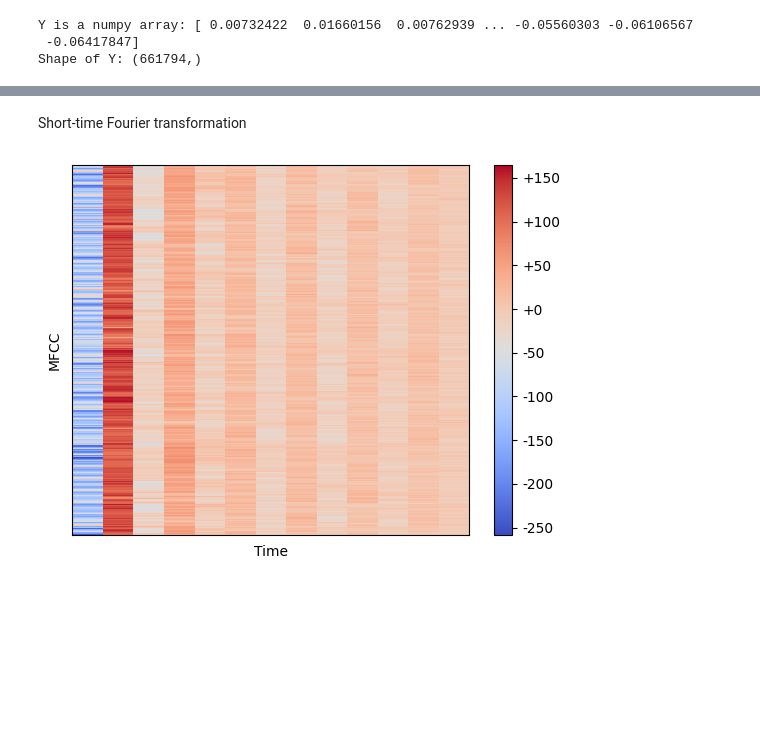
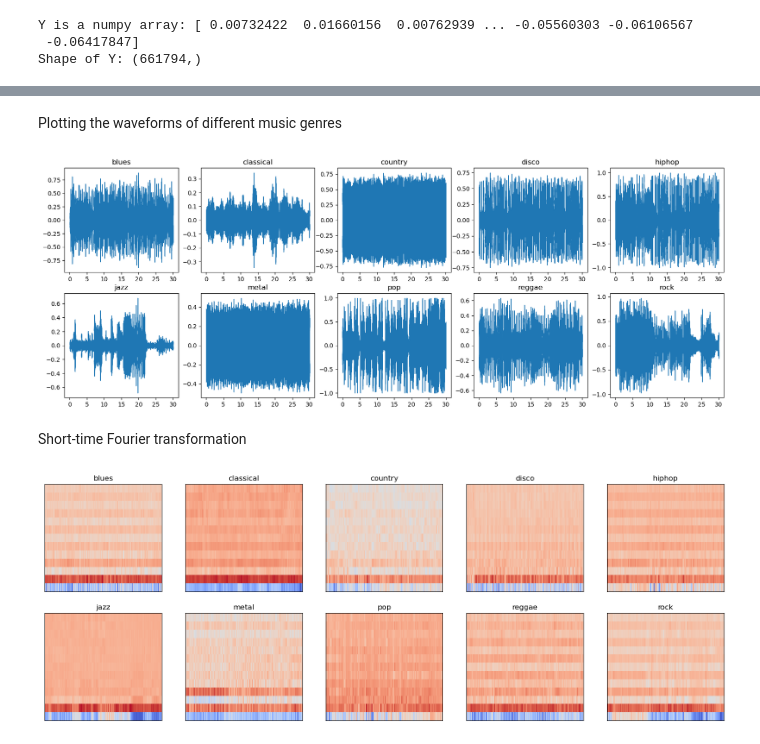
Before and after one commit to szilaard/AIT_project, a Jupyter notebook: AitProject.ipynb, the cells around one changed output, grey strips where cells are left out. Cells and saved outputs as stored; diff of their text form; code cells hidden in the pictures; blank space fills up the shorter version.

Commit message:
added figures

```diff
--- a/AitProject.ipynb
+++ b/AitProject.ipynb
@@ -58,18 +50,35 @@ plt.show()
+# %% [markdown]
+Plotting the waveforms of different music genres
+# %%
+fig = plt.figure(figsize=(20, 7))
+fig.tight_layout()
+rows = 2
+columns = 5
+for i in range(1, columns * rows + 1):
+    fig.add_subplot(rows, columns, i)
+    signal, sr = librosa.load(audio_files[(i-1)*100], sr=sample_rate)
+    librosa.display.waveshow(signal, sr=sample_rate)
+    plt.title(audio_files[(i-1)*100].split("\\")[1])
+    plt.xlabel("")
+plt.show()
+# %% [output]
+[figure, added]
 # %% [markdown]
 Short-time Fourier transformation
 # %%
-
-mfcc = librosa.feature.mfcc(y=signal, sr=sample_rate, n_mfcc=n_mfcc, n_fft=n_fft, hop_length=hop_length)
-mfcc = mfcc.T
-
-
-librosa.display.specshow(mfcc, sr=sample_rate, hop_length=hop_length)
-plt.xlabel("Time")
-plt.ylabel("MFCC")
-plt.colorbar(format="%+2.0f")
+fig = plt.figure(figsize=(20, 7))
+fig.tight_layout()
+rows = 2
+columns = 5
+for i in range(1, columns * rows + 1):
+    fig.add_subplot(rows, columns, i)
+    signal, sr = librosa.load(audio_files[(i-1)*100], sr=sample_rate)
+    mfcc = librosa.feature.mfcc(y=signal, sr=sample_rate, n_mfcc=n_mfcc, n_fft=n_fft, hop_length=hop_length)
+    librosa.display.specshow(mfcc, sr=sample_rate, hop_length=hop_length)
+    plt.title(audio_files[(i-1)*100].split("\\")[1])
 plt.show()
 # %% [output]
-[figure, old version]
+[figure, new version]
 # %%
 data = {
     "mapping": [],
```
Also changed, not shown: parts of 3 cells of this notebook.
